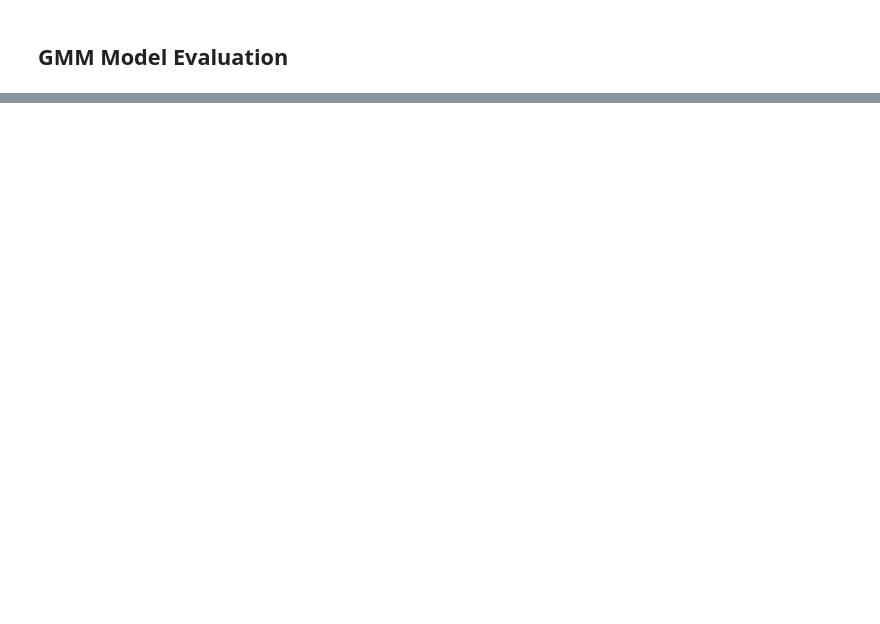
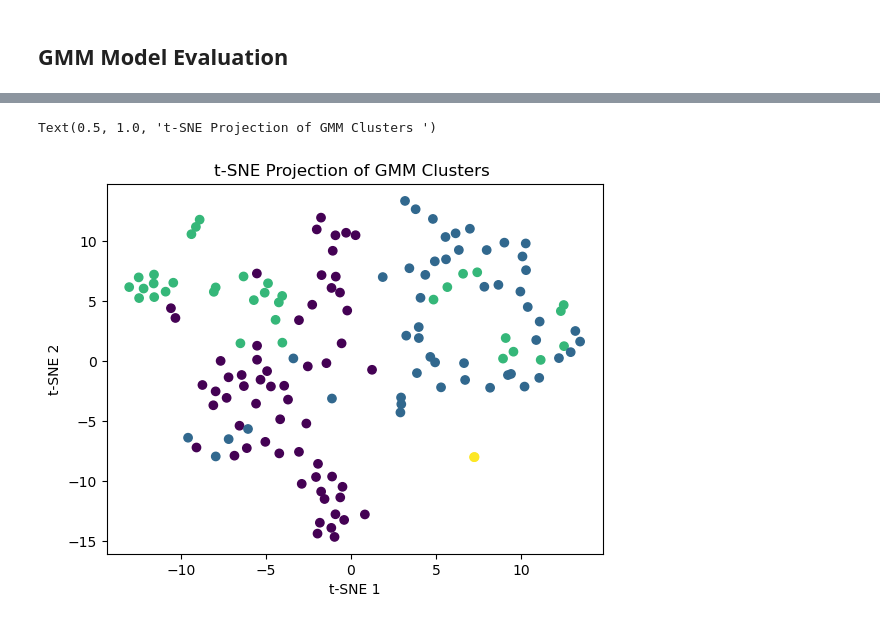
Before and after one commit to ChronoQuest/ChronoQuest1, a Jupyter notebook: Assets/Scripts/Final Boss ML/gmm_model_visualisation.ipynb, the cells around one changed output, grey strips where cells are left out. Saved outputs shown, nothing was run; the diff lists cells and outputs as text; code cells hidden in the pictures; blank space fills up the shorter version.

```diff
--- a/Assets/Scripts/Final Boss ML/gmm_model_visualisation.ipynb
+++ b/Assets/Scripts/Final Boss ML/gmm_model_visualisation.ipynb
@@ -97,0 +224,52 @@ plt.show()
+# %%
+# --- tsne for cluster visualisation ---
+# running through different perplexity values
+perplexities = [5, 10, 20, 30]
+
+if RUN_EXPERIMENTS:
+    for p in perplexities:
+        tsne = TSNE(
+            n_components=2,
+            learning_rate='auto',
+            init='random',
+            perplexity=p,
+            random_state=42
+        )
+
+        X_tsne = tsne.fit_transform(X_scaled)
+
+        trust_score = trustworthiness(X_scaled, X_tsne, n_neighbors=10)
+        print("Trustworthiness: ", trust_score)
+
+        tsne_silhouette_score = silhouette_score(X_tsne, labels)
+        print("Silhouette Score: ", tsne_silhouette_score)
+
+        db_index_tsne = davies_bouldin_score(X_tsne, labels)
+        print("DB Index: ", db_index_tsne)
+
+        plt.figure()
+        plt.scatter(X_tsne[:, 0], X_tsne[:, 1], c=labels)
+        plt.xlabel("t-SNE 1")
+        plt.ylabel("t-SNE 2")
+        plt.title(f"t-SNE Projection - (Perplexity={p})")
+        plt.show()
+
+# final t-sne fit and plot
+final_tsne = TSNE(
+    n_components=2,
+    learning_rate='auto',
+    init='random',
+    perplexity=20,
+    random_state= 42
+)
+
+X_final_tsne = final_tsne.fit_transform(X_scaled)
+
+plt.figure()
+plt.scatter(X_final_tsne[:, 0], X_final_tsne[:, 1], c=labels)
+plt.xlabel("t-SNE 1")
+plt.ylabel("t-SNE 2")
+plt.title("t-SNE Projection of GMM Clusters ")
+# %% [output]
+Text(0.5, 1.0, 't-SNE Projection of GMM Clusters ')
+[figure, added]
```
Also changed, not shown: parts of 15 cells of this notebook, 35 other files.
